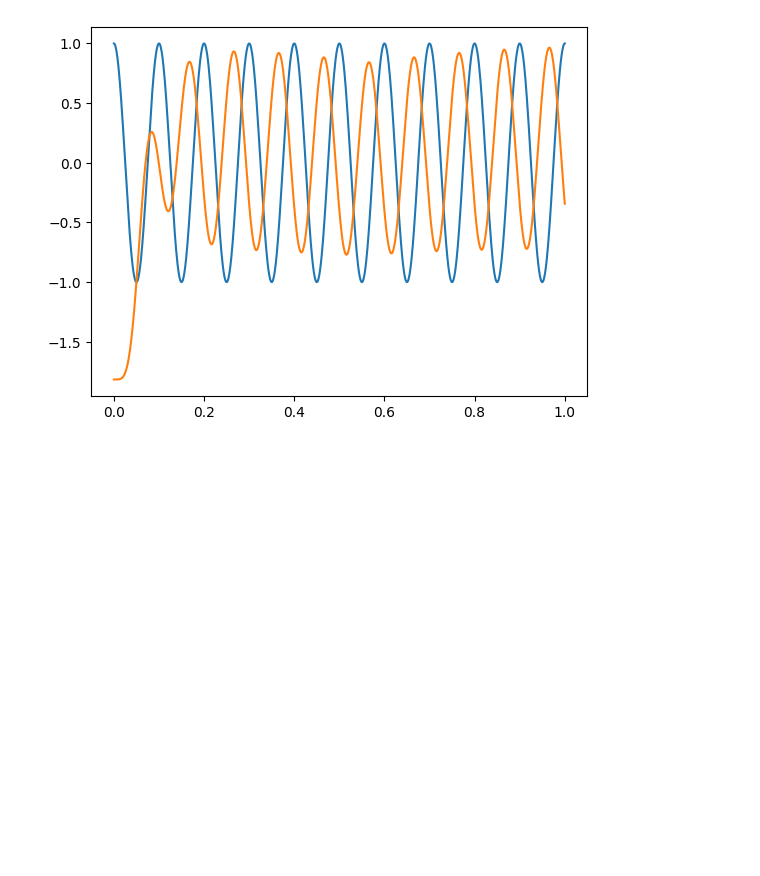
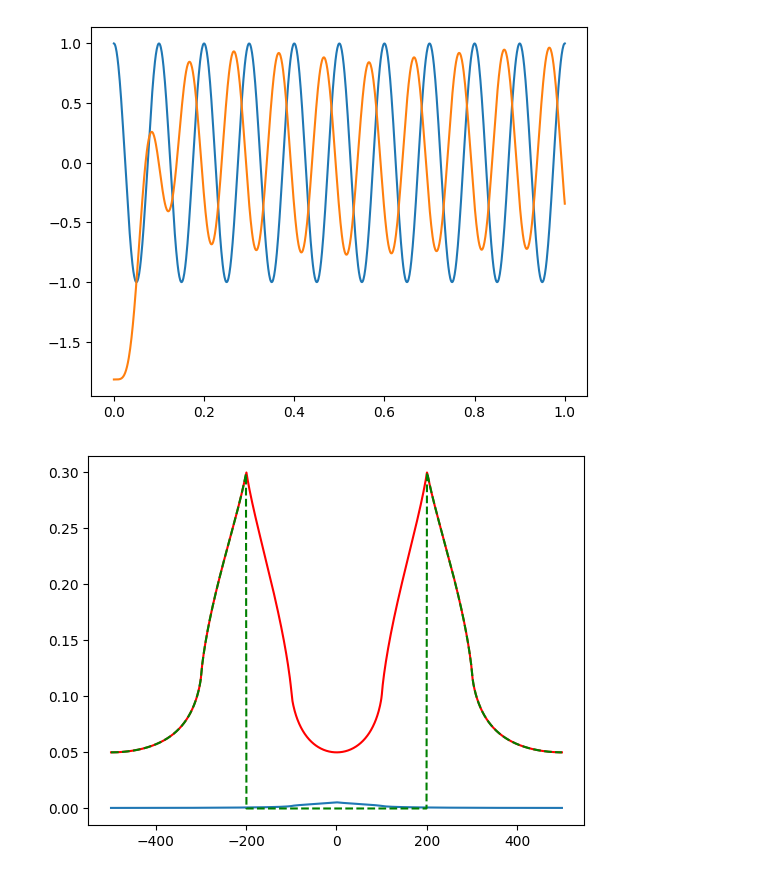
Before and after one commit to araujoUnb/PricomAulas, a Jupyter notebook: Slides/AM/am.ipynb, the cells around one changed output. Drawn from its saved outputs; the diff is of its cells as text; code cells hidden in the pictures; blank space fills up the shorter version.

```diff
--- a/Slides/AM/am.ipynb
+++ b/Slides/AM/am.ipynb
@@ -175,3 +175,33 @@ plt.plot(t,(m_hat - np.mean(m_hat))*6)
 plt.show()
 # %% [output]
 [figure]
+# %%
+def ideal_high_pass_filter(fcut,f):
+
+    Hf =[ 1 if np.abs(fi) >= fcut else 0 for fi in f ]
+
+    return Hf
+# %%
+B = 100
+m_sinc = np.sinc(B*t)**2
+Mf = np.fft.fftshift(np.fft.fft(m_sinc)/len(f))
+
+fc =200
+
+s_mod = m_sinc*np.cos(2*np.pi*fc*t)
+Sf = np.fft.fftshift(np.fft.fft(s_mod)/len(f))
+
+Hf = ideal_high_pass_filter(fc,f)
+
+plt.plot(f,np.abs(Mf))
+plt.plot(f,100*np.abs(Sf),'r')
+plt.plot(f,100*np.abs(Hf*Sf),'--g')
+plt.show()
+
+df = pd.DataFrame({'Frequencia':f,
+                   'Amplitude(V)1':100*np.abs(Sf),
+                   'Amplitude(V)2':100*np.abs(Hf*Sf)})
+
+df.to_csv(folder+'sinal_ssb.csv')
+# %% [output]
+[figure, added]
```
Also changed, not shown: 4 other files.
